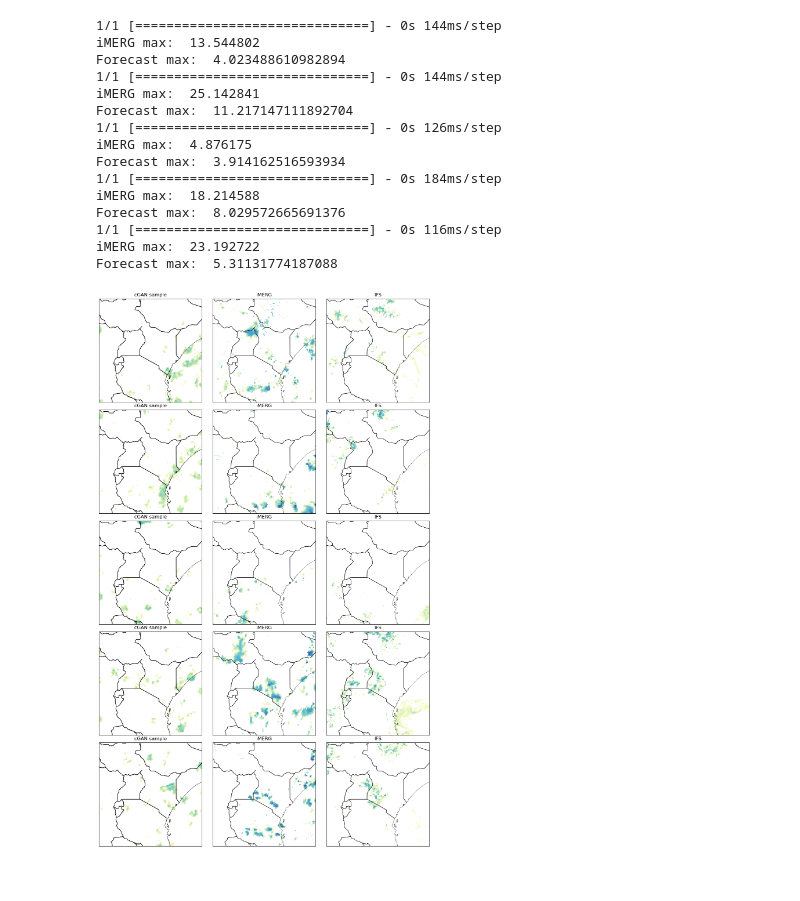
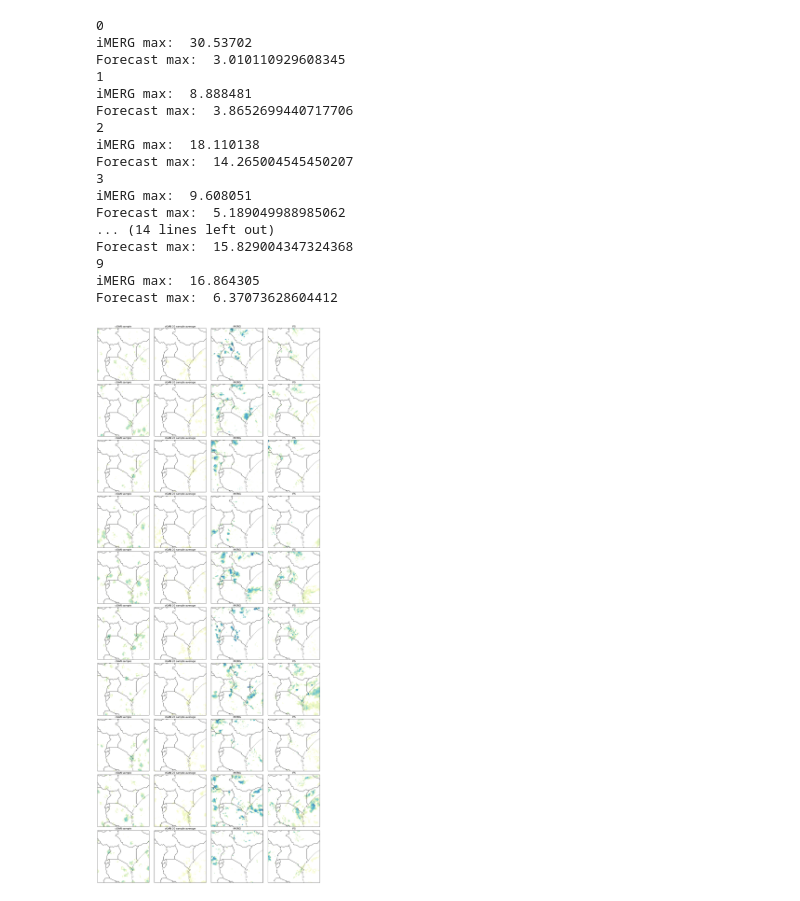
Before and after one commit to mlangguth89/downscaling-cgan, a Jupyter notebook: notebooks/plot_examples_from_model.ipynb, the cells around one changed output. Cells and saved outputs as stored; diff of their text form; code cells hidden in the pictures.

```diff
--- a/notebooks/plot_examples_from_model.ipynb
+++ b/notebooks/plot_examples_from_model.ipynb
@@ -34,7 +27,7 @@ from glob import glob
 from dsrnngan.evaluation import setup_inputs
 from dsrnngan.data import DATA_PATHS
 
-model_folder='/user/home/uz22147/logs/cgan'
+model_folder='/user/home/uz22147/logs/cgan/d34d309eb0e00b04'
 
 model_weights_root = os.path.join(model_folder, "models")
 config_path = os.path.join(model_folder, 'setup_params.yaml')
@@ -156,7 +142,7 @@ from dsrnngan.plots import plot_img_log_coastlines
 import copy
 
 denormalise_data = True
-batch_gen_iter = iter(batch_gen_valid)
+batch_gen_iter = iter(data_gen_valid)
 
 tp_index = data.all_ifs_fields.index('tp')
 palette="YlGnBu"
@@ -170,16 +156,18 @@ units = "Rain rate [mm h$^{-1}$]"
 cb_tick_loc = np.array([0.1, 0.5, 1, 2, 5, 15, 30, 50])
 cb_tick_labels = [0.1, 0.5, 1, 2, 5, 15, 30, 50]
 value_range_precip=(0.1, 30)
-num_samples = 5
+num_samples = 10
 num_rows = num_samples
-num_cols = 3
+num_cols = 4
+ensemble_size = 20
 
 figsize = (num_cols*5, num_rows*5)
-plt.figure(figsize=figsize)
+fig = plt.figure(figsize=figsize)
 
 gs = gridspec.GridSpec(spacing*num_rows+1, spacing*num_cols, wspace=0.5, hspace=2)
 
 for n in range(num_samples):
+    print(n)
     inputs, outputs = next(batch_gen_iter)
     cond = inputs['lo_res_inputs']
     const = inputs['hi_res_inputs']
@@ -196,10 +184,11 @@ for n in range(num_samples):
     noise_gen = NoiseGenerator(noise_shape, batch_size=batch_size)
     img_gen = gen.predict([cond, const, noise_gen()])
 
+    # cGAN
     k = 0
 
     plt.subplot(gs[(spacing*n):(spacing+spacing*n), (spacing*k):(spacing+spacing*k)],
-                            projection=ccrs.PlateCarree())
+                        projection=ccrs.PlateCarree())
     ax = plt.gca()
     ax.coastlines(resolution='10m', color='black', linewidth=linewidth)
     plot_img_log_coastlines(img_gen[0, :,:,0],
@@ -211,69 +200,81 @@ for n in range(num_samples):
     # ax.add_feature(cfeature.LAKES)
     ax.set_title('cGAN sample')
 
-    k = 0
+    # cGAN average
+    k=1
+
+    img_gens = []
+    for en in range(ensemble_size):
+
+        noise_shape = np.array(cond)[0, ..., 0].shape + (noise_channels,)
+        noise_gen = NoiseGenerator(noise_shape, batch_size=batch_size)
+        img_gens.append(gen.predict([cond, const, noise_gen()]))
+
+    avg_img_gens = np.add.reduce([item[0, :, :,0] for item in img_gens]) / len(img_gens)
 
     plt.subplot(gs[(spacing*n):(spacing+spacing*n), (spacing*k):(spacing+spacing*k)],
-                            projection=ccrs.PlateCarree())
+                        projection=ccrs.PlateCarree())
     ax = plt.gca()
     ax.coastlines(resolution='10m', color='black', linewidth=linewidth)
-    plot_img_log_coastlines(img_gen[0, :,:,0],
+    plot_img_log_coastlines(avg_img_gens,
                                             value_range_precip=value_range_precip,
                                             cmap=cmap,
                                             extent=extent,
                                             alpha=alpha)
     ax.add_feature(cfeature.BORDERS)
     # ax.add_feature(cfeature.LAKES)
-    ax.set_title('cGAN sample')
+    ax.set_title(f'cGAN {ensemble_size} sample average')
 
     ##  iMERG
-    k = 1
+    k = 2
 
     plt.subplot(gs[(spacing*n):(spacing+spacing*n), (spacing*k):(spacing+spacing*k)],
-                            projection=ccrs.PlateCarree())
+                        projection=ccrs.PlateCarree())
     ax = plt.gca()
     ax.add_feature(cfeature.BORDERS)
     # ax.add_feature(cfeature.LAKES)
     ax.coastlines(resolution='10m', color='black', linewidth=linewidth)
     plot_img_log_coastlines(truth[0, :,:,0],
                                             value_range_precip=value_range_precip,
                                             cmap=cmap,
                                             extent=extent,
                                             alpha=alpha)
     print('iMERG max: ', truth[0, :,:,0].max())
     ax.set_title('iMERG')
 
     ## forecast / reanalysis
-    k = 2
+    k = 3
 
     plt.subplot(gs[(spacing*n):(spacing+spacing*n), (spacing*k):(spacing+spacing*k)],
-                            projection=ccrs.PlateCarree())
+                        projection=ccrs.PlateCarree())
     ax = plt.gca()
     ax.coastlines(resolution='10m', color='black', linewidth=linewidth)
     plot_img_log_coastlines(fcst[0, :,:,tp_index],
                                             value_range_precip=value_range_precip,
                                             cmap=cmap,
                                             extent=extent,
                                             alpha=alpha)
     print('Forecast max: ', fcst[0, :,:,tp_index].max())
     ax.add_feature(cfeature.BORDERS)
     # ax.add_feature(cfeature.LAKES)
     ax.set_title('IFS')
 plt.savefig('cGAN_samples_IFS.png')
 # %% [output]
-1/1 [==============================] - 0s 144ms/step
-iMERG max:  13.544802
-Forecast max:  4.023488610982894
-1/1 [==============================] - 0s 144ms/step
-iMERG max:  25.142841
-Forecast max:  11.217147111892704
-1/1 [==============================] - 0s 126ms/step
-iMERG max:  4.876175
-Forecast max:  3.914162516593934
-1/1 [==============================] - 0s 184ms/step
-iMERG max:  18.214588
-Forecast max:  8.029572665691376
-1/1 [==============================] - 0s 116ms/step
-iMERG max:  23.192722
-Forecast max:  5.31131774187088
+0
+iMERG max:  30.53702
+Forecast max:  3.010110929608345
+1
+iMERG max:  8.888481
+Forecast max:  3.8652699440717706
+2
+iMERG max:  18.110138
+Forecast max:  14.265004545450207
+3
+iMERG max:  9.608051
+Forecast max:  5.189049988985062
+... (14 lines left out)
+Forecast max:  15.829004347324368
+9
+iMERG max:  16.864305
+Forecast max:  6.37073628604412
-[figure, old version]
+[figure, new version]
```
Also changed, not shown: parts of 6 cells of this notebook, 9 other files.
